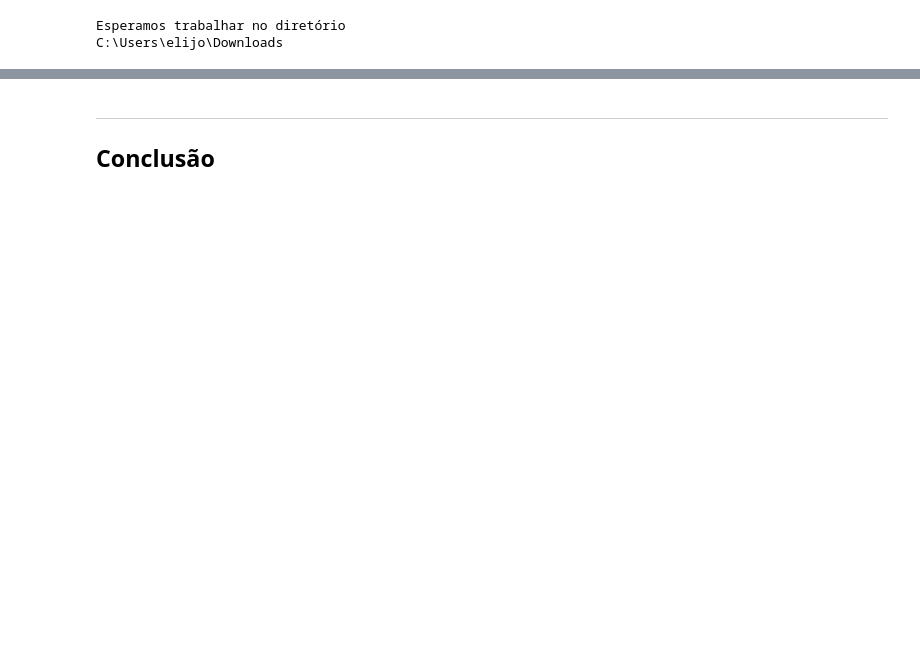
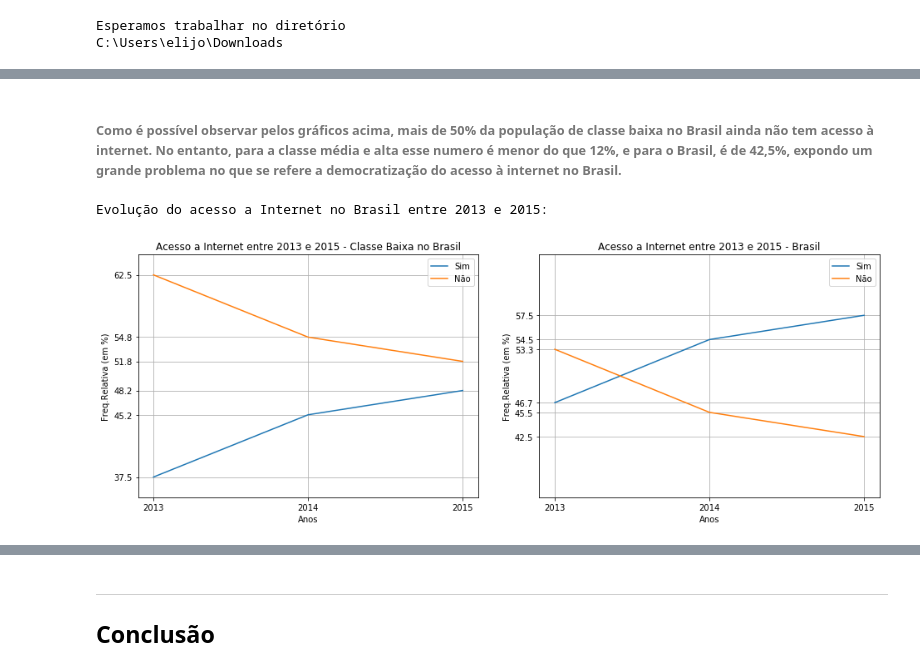
Before and after one commit to elijose55/CD, a Jupyter notebook: Projeto1 Layout.ipynb, the cells around one changed output, grey strips where cells are left out. Drawn from its saved outputs; the diff is of its cells as text; code cells hidden in the pictures; blank space fills up the shorter version.

```diff
--- a/Projeto1 Layout.ipynb
+++ b/Projeto1 Layout.ipynb
@@ -252,0 +197,38 @@ Nao        79.2    36.4  42.3
+# %% [markdown]
+###### Como é possível observar pelos gráficos acima, mais de 50% da população de classe baixa no Brasil ainda não tem acesso à internet. No entanto, para a classe média e alta esse numero é menor do que 12%, e para o Brasil, é de 42,5%,  expondo um grande problema no que se refere a democratização do acesso à internet no Brasil.
+# %%
+lista1 = [g3,g4,g5]
+lista2 = [t3,t4,t5]
+anos = ['2013','2014','2015']
+
+#classe baixa
+fig = plt.figure(figsize=(20, 5))
+plt.subplot(131)
+plt.plot(anos,lista1)
+plt.xticks([2013,2014,2015])
+plt.yticks([37.5,45.2,48.2,51.8,54.8,62.5])
+plt.ylabel('Freq.Relativa (em %)')
+plt.xlabel('Anos')
+plt.legend(['Sim','Não'])
+plt.title('Acesso a Internet entre 2013 e 2015 - Classe Baixa no Brasil')
+plt.ylim((35,65))
+plt.grid()
+print('Evolução do acesso a Internet no Brasil entre 2013 e 2015:')
+
+#brasil inteiro
+plt.subplot(132)
+plt.plot(anos,lista2)
+plt.xticks([2013,2014,2015])
+plt.yticks([42.5,45.5,46.7,53.3,54.5,57.5])
+plt.ylabel('Freq.Relativa (em %)')
+plt.xlabel('Anos')
+plt.legend(['Sim','Não'])
+plt.title('Acesso a Internet entre 2013 e 2015 - Brasil')
+plt.ylim((35,65))
+
+plt.tight_layout()
+plt.grid()
+plt.show()
+# %% [output]
+Evolução do acesso a Internet no Brasil entre 2013 e 2015:
+[figure, added]
```
Also changed, not shown: parts of 32 cells of this notebook.
